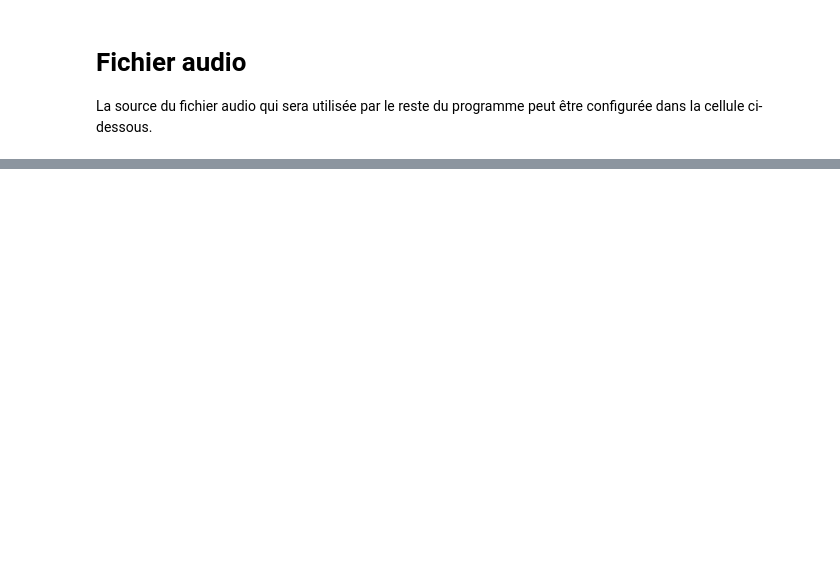
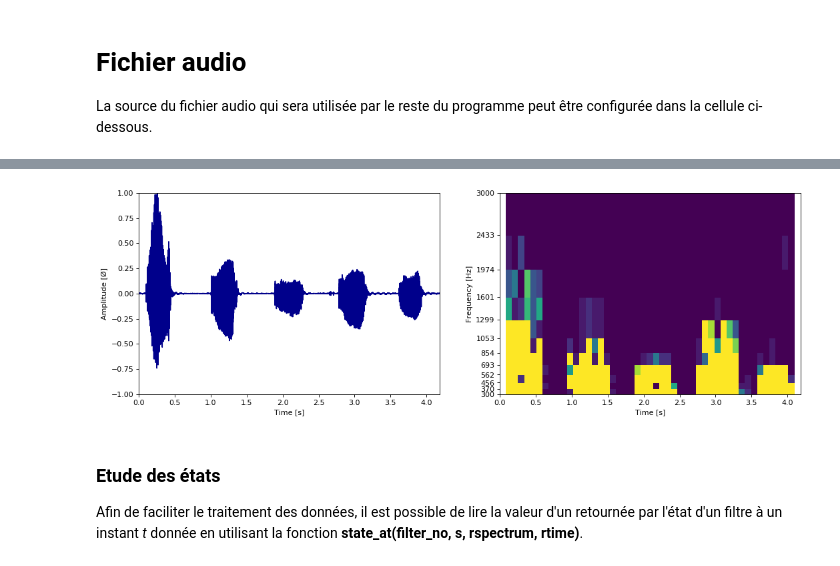
Before and after one commit to lowlighter/sound, a Jupyter notebook: Projet M1.ipynb, the cells around one changed output, grey strips where cells are left out. Drawn from its saved outputs; the diff is of its cells as text; code cells hidden in the pictures; blank space fills up the shorter version.

```diff
--- a/Projet M1.ipynb
+++ b/Projet M1.ipynb
@@ -401,0 +314,29 @@ compute(
+# %%
+#!masquer
+# Affiche le spectrogramme
+# > ax : Figure secondaire généré par la fonction gen_data
+# > y : Signal d'entrée
+# > t : Echelle temporelle
+# > rspectrum : Spectre généré par la fonction gen_data
+# > rfreqs : Liste de fréquences généré par la fonction gen_data
+# > rtime : Liste de points temporels généré par la fonction gen_data
+# > step : Pas de génération des filtres
+def plot_data(ax, y, t, rspectrum, rfreqs, rtime):
+    # Spectre d'amplitude
+    ax[0].set_xlabel("Time [s]")
+    ax[0].set_ylabel("Amplitude [Ø]")
+    ax[0].plot(t, y/max(abs(y)), color="darkblue")
+    ax[0].set_xlim(0, t[-1])
+    ax[0].set_ylim(-1, +1)
+
+    # Spectrogramme
+    ax[1].cla()
+    ax[1].set_ylabel("Frequency [Hz]")
+    ax[1].set_xlabel("Time [s]")
+    ax[1].set_yticks(np.geomspace(rfreqs[0], rfreqs[-1], len(rfreqs)))
+    ax[1].pcolormesh(rtime, rfreqs, rspectrum)
+    ax[1].set_xlim(0, t[-1])
+    ax[1].plot()
+
+    # Affichage
+    plt.show()
@@ -401,0 +389,9 @@ compute(
+# %%
+ax, rspectrum, rfreqs, rtime = gen_data(filtered, fs, time_res, amp_res, filters_fq)
+plot_data(ax, y, t, rspectrum, rfreqs, rtime)
+# %% [output]
+[figure, added]
+# %% [markdown]
+### Etude des états
+
+Afin de faciliter le traitement des données, il est possible de lire la valeur d'un retournée par l'état d'un filtre à un instant *t* donnée en utilisant la fonction **state_at(filter_no, s, rspectrum, rtime)**.
```
Also changed, not shown: parts of 70 cells of this notebook, 2 other files.
